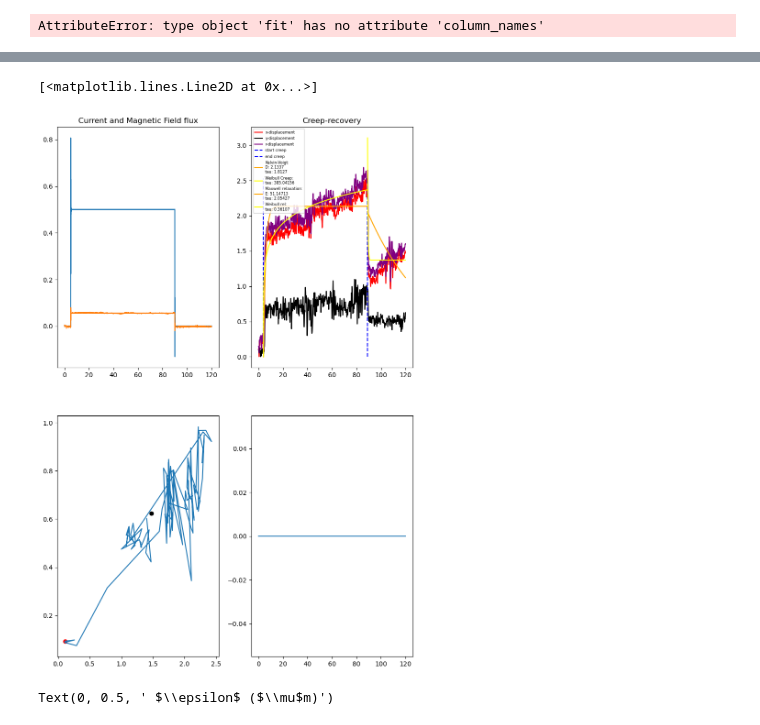
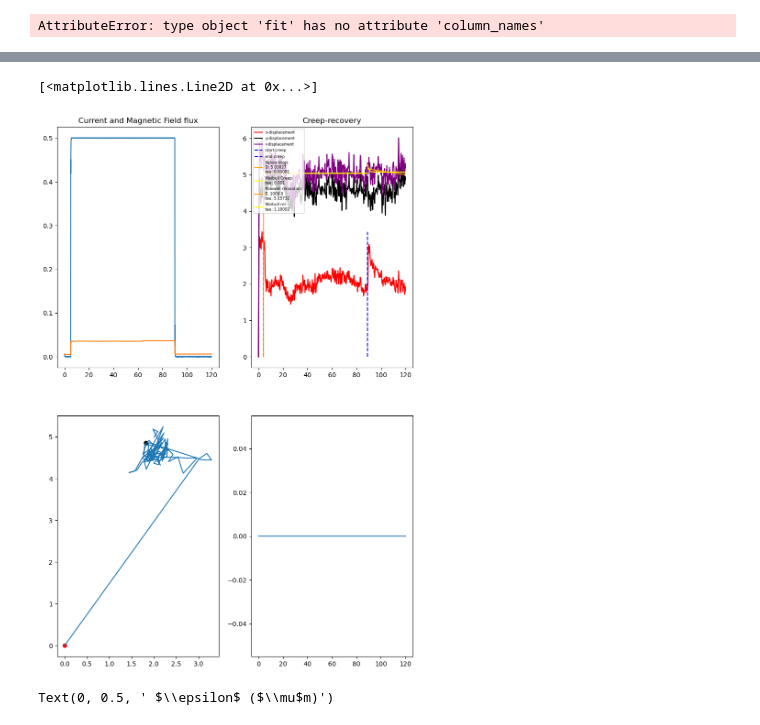
Before and after one commit to ArttuD/MicrorheologyProto, a Jupyter notebook: Notebook.ipynb, the cells around one changed output, grey strips where cells are left out. Cells and saved outputs as stored; diff of their text form; code cells hidden in the pictures.

```diff
--- a/Notebook.ipynb
+++ b/Notebook.ipynb
@@ -217,7 +217,7 @@ The autoreload extension is already loaded. To reload it, use:
 # %%
 from tools.fit import fit
 
-core = "C:/Users/Asentaja/Git/MicrorheologyProto/231108_3"
+core = "D:/instruDta/231108/231108_3"
 
 analysis = fit(40,5,90)
 
@@ -228,7 +230,7 @@ analysis.process_single(path_2, path_1, True, 0)
 # %%
-core = "C:/Users/Asentaja/Git/MicrorheologyProto/231108"
+
 #F:\Git\MicrorheologyProto\data\231024\231024_sinWave
-path_track = os.path.join(core,"231108_1_free/track.json")
+path_track = os.path.join(core,"231108_3_free/track.json")
 
 with open(path_track, "rb") as input_file:
     file_dict = json.load(input_file)
@@ -367,9 +371,10 @@ ax.legend()
 # %% [markdown]
 # Blank Measurement
 # %%
-core = "./data/231024"
+core = "D:/instruDta/231108/231108_3"
 
-root = os.path.join(core,"231024_01_no_tracking/driver_2023-10-24.npy")
+root = os.path.join(core,"231108_3_track/driver_2023-11-08.npy")
+
 df = pd.DataFrame(np.load(root).T, columns = ['index','aim','measured','Mg', 'scaler'])
 
 fig, ax = plt.subplots(2,2, figsize=(10,10))
@@ -381,6 +386,7 @@ ax[0,1]. set_title("Step: B")
 ax[0,1].plot(df["index"],df["Mg"], label = "i -feedback")
 
 root = os.path.join(core,"231024_01_B/driver_2023-10-24.npy")
+
 df = pd.DataFrame(np.load(root).T, columns = ['index','aim','measured','Mg', 'scaler'])
 
 ax[0,0].plot(df["index"],df["measured"], label = "B -feedback")
@@ -534,8 +592,9 @@ df_track
 # %%
-root = os.path.join(core,"231024_01_tracking/driver_2023-10-24.npy")
+root = os.path.join(core,"231108_3_track/driver_2023-11-08.npy")
+
 df = pd.DataFrame(np.load(root).T, columns = ['index','aim','measured','Mg', 'scaler'])
 
-path_track = os.path.join(core,"231024_01_tracking/trackingData_2023-10-24.pickle")
+path_track = os.path.join(core,"231108_3_track/trackingData_2023-11-08.pickle")
 
 with open(path_track, "rb") as input_file:
     file_track = cPickle.load(input_file)
@@ -547,7 +606,6 @@ start = 40*4
 end = 40*89
 
 df_track["time"] = df_track["t"]*1/40
-
 df_track["x"] = scipy.signal.detrend(scipy.ndimage.gaussian_filter(df_track["x"].max()-df_track["x"],5))
 df_track["y"] = scipy.signal.detrend(scipy.ndimage.gaussian_filter(df_track["y"],5))
 df_track["x"] -= df_track["x"].min()
@@ -570,34 +628,34 @@ ax[0,1].vlines(end*(1/40), df_track["x"].min(), df_track["x"].max(), color = "bl
 
 t_hat = np.arange(df_track["time"][start:end].min(),df_track["time"][start:end].max(), 0.001)
 p, p_ = curve_fit(kelvin, df_track["time"][start:end]-df_track["time"][start:end].values[0], df_track["r"][start:end], method = "dogbox")
 creep_label = "Kelvin-Voigt:\nD: {}\ntau: {}".format(np.round(p[1],5),np.round(p[0],5))
 ax[0,1].plot(t_hat, kelvin(t_hat-t_hat[0],*p), label = creep_label, color = "orange")
 
 p, p_ = curve_fit(Weibull_creep, df_track["time"][start:end]-df_track["time"][start:end].values[0], df_track["r"][start:end],  bounds=([0, 0, 0, 0], [np.inf, np.inf, 1, np.inf]), method = "dogbox")
 creep_label = "Weibull Creep: \ntau: {}".format(np.round(p[-1],5))
 ax[0,1].plot(t_hat, Weibull_creep(t_hat-t_hat[0],*p), label = creep_label, color = "yellow")
 
 
 rel_x = df_track["r"][end:].values
 t_hat_rel = np.arange(df_track["time"][end:].min(),df_track["time"][end:].max(), 0.001)
 p, p_ = curve_fit(maxwell_rel, df_track["time"][end:] - df_track["time"][end:].values[0], df_track["r"][end:], bounds=([rel_x[0]*0.8,0], [rel_x[0]*1.2, 1e3]), maxfev = 10000)
 rel_label = "Maxwell relaxation:\nE: {}\ntau: {}".format(np.round(p[1],5),np.round(p[0],5))
 ax[0,1].plot(t_hat_rel, maxwell_rel(t_hat_rel-t_hat_rel[0],*p), label = rel_label, color = "orange")
 
 p, p_ = curve_fit(Weibull_rel, df_track["time"][end:] - df_track["time"][end:].values[0], df_track["r"][end:], bounds=([0, 0, 0, 0], [np.inf, np.inf, 1, np.inf]),maxfev = 10000)
 rel_label = "Weibull rel:\ntau: {}".format(np.round(p[-1],5))
 ax[0,1].plot(t_hat_rel, Weibull_rel(t_hat_rel-t_hat_rel[0],*p), label = rel_label, color = "yellow")
 
 ax[0,1].legend(loc = "upper left",fontsize = 6)
 
 ax[1,0].plot(df_track["x"][::50],df_track["y"][::50])
 ax[1,0].scatter(df_track["x"][0],df_track["y"][0], color = "red")
 ax[1,0].scatter(df_track["x"].values[-1],df_track["y"].values[-1], color = "black")
 
 ax[1,1].plot(df["index"],df["scaler"])
 # %% [output]
 [<matplotlib.lines.Line2D at 0x...>]
-[figure, old version]
+[figure, new version]
 # %%
 #def Weibull_rel(x, e_r, e_f, beta, tau):
 #    return e_f + e_r*(np.exp(-(x/tau)**beta))
```
Also changed, not shown: parts of 6 cells of this notebook.
